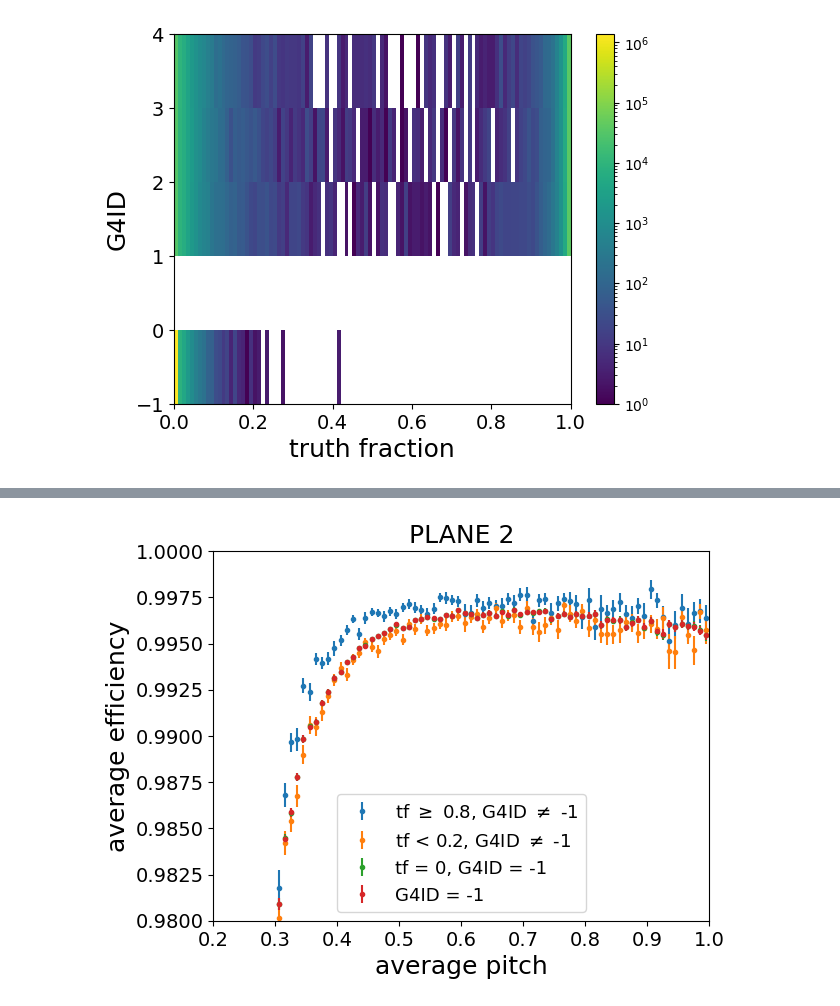
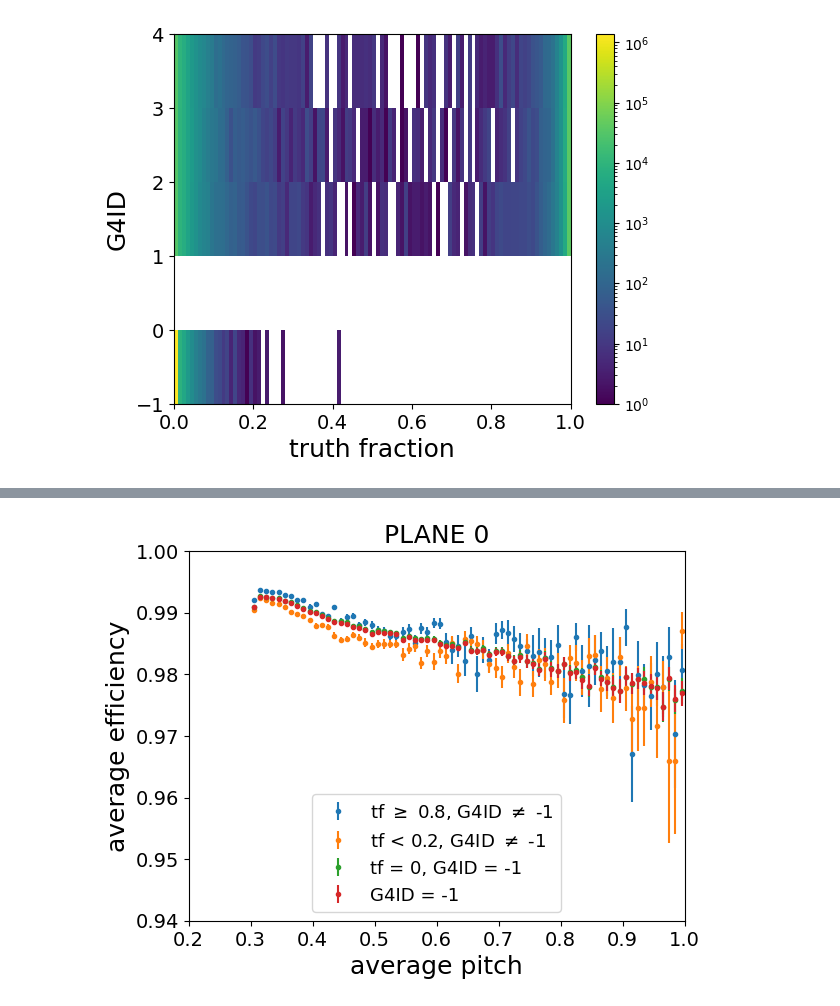
Before and after one commit to NicolaSommaggio/NicolaICARUS, a Jupyter notebook: systematics/ReadEffTree.ipynb, the cells around one changed output, grey strips where cells are left out. Saved outputs shown, nothing was run; the diff lists cells and outputs as text; code cells hidden in the pictures.

Commit message:
update plot dedx var and add some files

```diff
--- a/systematics/ReadEffTree.ipynb
+++ b/systematics/ReadEffTree.ipynb
@@ -54,7 +54,7 @@ plt.savefig("g4id_vs_truth_fraction.pdf", format='pdf', bbox_inches='tight')
 # %% [output]
 [figure]
 # %%
-PLANE = 2
+PLANE = 0
 # %%
 mask = ((plane==PLANE) & (g4id != -1) & (truth_fraction >= 0.8) & (max_buco < 10))
 #mask = ((plane==PLANE) & (g4id != -1) & (truth_fraction < 0.2) & (max_buco < 10))
@@ -90,25 +88,25 @@ plt.savefig(f"plane{PLANE}_hit_efficiency_2d_DATA.pdf", format = 'pdf', bbox_inc
 # %%
 x_centers_MC, mean_y_MC, err_y_MC = TProfile(((plane==PLANE) & (g4id != -1) & (truth_fraction >= 0.8) & (max_buco < 10)))
 x_centers_MC_low, mean_y_MC_low, err_y_MC_low = TProfile(((plane==PLANE) & (g4id != -1) & (truth_fraction < 0.2) & (max_buco < 10)))
 x_centers_DATA, mean_y_DATA, err_y_DATA = TProfile(((plane==PLANE) & (g4id == -1) & (truth_fraction == 0) & (max_buco < 10)))
 x_centers_DATA_all, mean_y_DATA_all, err_y_DATA_all = TProfile(((plane==PLANE) & (g4id == -1) & (max_buco < 10)))
 
 
 plt.errorbar(x_centers_MC, mean_y_MC, yerr=err_y_MC, fmt='.', label = r'tf $\geq$ 0.8, G4ID $\neq$ -1')
 plt.errorbar(x_centers_MC_low, mean_y_MC_low, yerr=err_y_MC_low, fmt='.', label = r'tf < 0.2, G4ID $\neq$ -1')
 plt.errorbar(x_centers_DATA, mean_y_DATA, yerr=err_y_DATA, fmt='.', label = r'tf = 0, G4ID = -1')
 plt.errorbar(x_centers_DATA_all, mean_y_DATA_all, yerr=err_y_DATA_all, fmt='.', label = r'G4ID = -1')
 plt.xlabel('average pitch', fontsize=18)
 plt.ylabel('average efficiency', fontsize=18)
 plt.xticks(fontsize=14)
 plt.yticks(fontsize=14)
 plt.title("PLANE {}".format(PLANE), fontsize = 18)
 plt.legend(loc = 'lower center', fontsize = 13)
 plt.xlim(0.2,1)
-plt.ylim(0.98,1)
+plt.ylim(0.94,1)
 plt.savefig(f"plane{PLANE}_truth_fraction_test.pdf", format = 'pdf', bbox_inches = 'tight')
 # %% [output]
-[figure, old version]
+[figure, new version]
 # %%
 #data_mc_ratio = [data / mc for data,mc in zip(mean_y_DATA_all,mean_y_MC)]
 data_mc_ratio = [(data - mc)/data for data,mc in zip(mean_y_DATA_all,mean_y_MC)]
```
Also changed, not shown: parts of 5 cells of this notebook, 25 other files.
